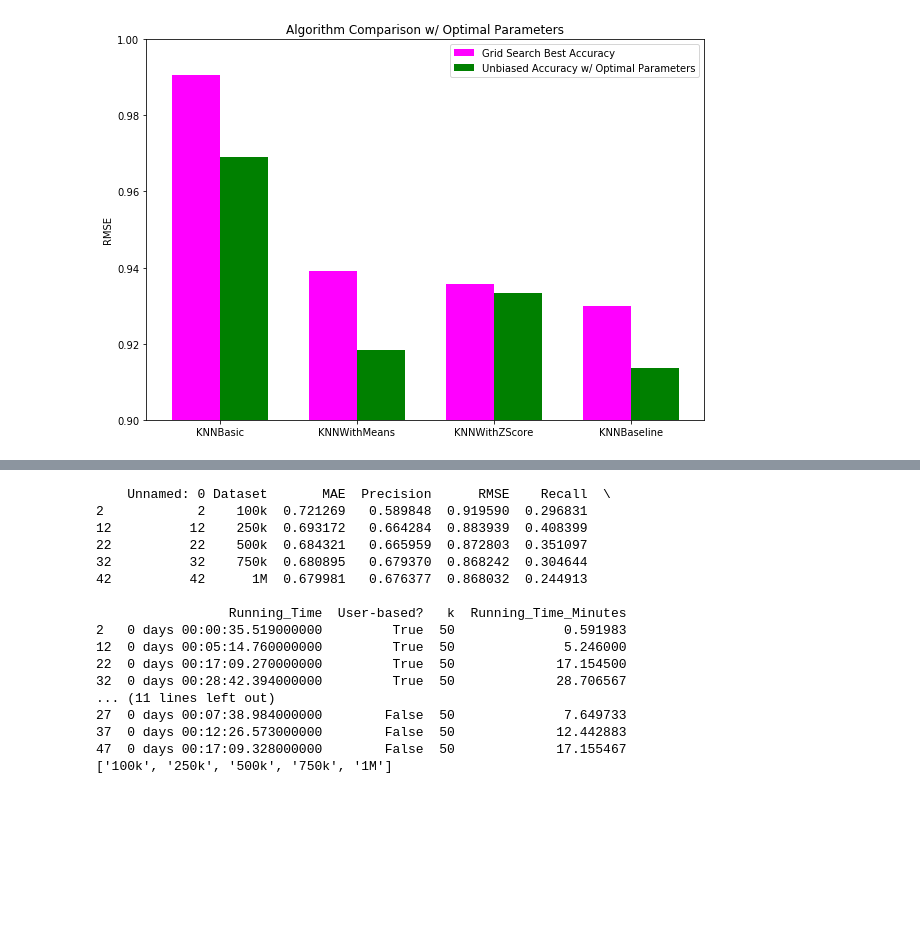
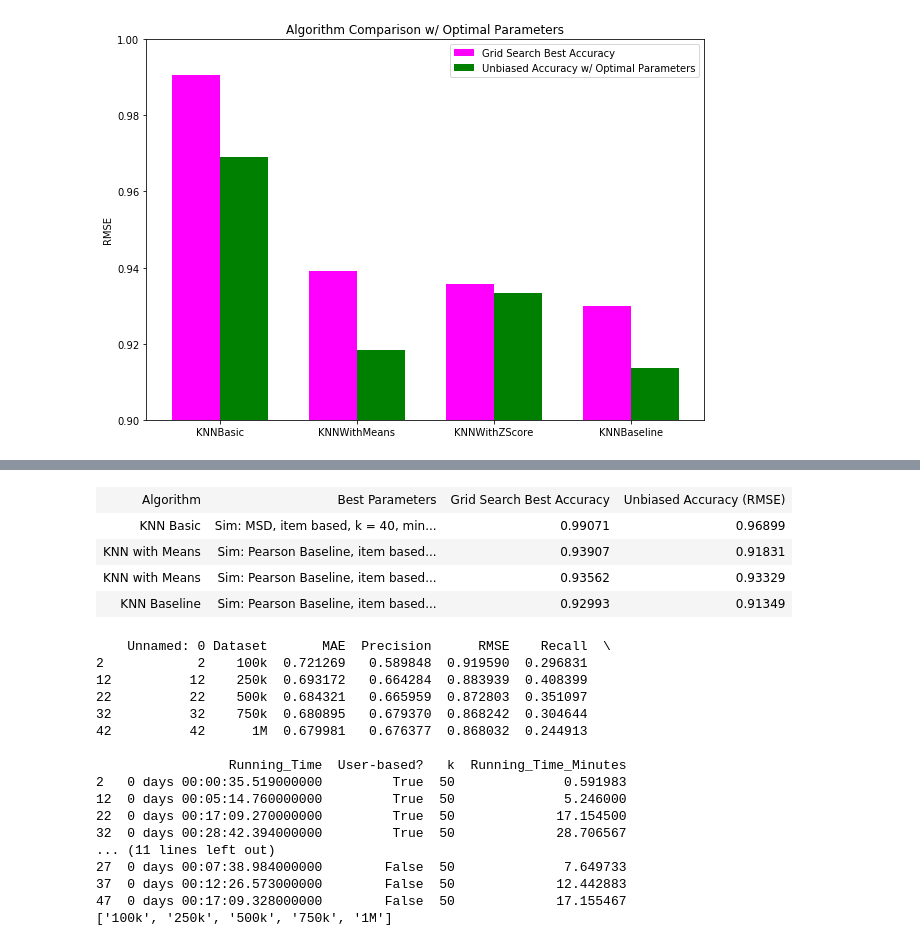
Before and after one commit to gmidhun95/recommender_system, a Jupyter notebook: project_part1/Report.ipynb, the cells around one changed output, grey strips where cells are left out. Saved outputs shown, nothing was run; the diff lists cells and outputs as text; code cells hidden in the pictures; blank space fills up the shorter version.

```diff
--- a/project_part1/Report.ipynb
+++ b/project_part1/Report.ipynb
@@ -250,3 +274,18 @@ plt.show()
+# %%
+import tabulate
+from IPython.display import HTML, display
+table = [["Algorithm", "Best Parameters", "Grid Search Best Accuracy", "Unbiased Accuracy (RMSE)"],
+    ["KNN Basic","Sim: MSD, item based, k = 40, min k = 5", 0.99071,0.96899],
+         ["KNN with Means","Sim: Pearson Baseline, item based, k = 50, min k = 5", 0.93907,0.91831],
+         ["KNN with Means","Sim: Pearson Baseline, item based, k = 50, min k = 5", 0.93562,0.93329],
+         ["KNN Baseline","Sim: Pearson Baseline, item based, k = 50, min k = 5", 0.92993,0.91349]]
+display(HTML(tabulate.tabulate(table, tablefmt='html')))
+# %% [output]
+| Algorithm | Best Parameters | Grid Search Best Accuracy | Unbiased Accuracy (RMSE) |
+| KNN Basic | Sim: MSD, item based, k = 40, min... | 0.99071 | 0.96899 |
+| KNN with Means | Sim: Pearson Baseline, item based... | 0.93907 | 0.91831 |
+| KNN with Means | Sim: Pearson Baseline, item based... | 0.93562 | 0.93329 |
+| KNN Baseline | Sim: Pearson Baseline, item based... | 0.92993 | 0.91349 |
 # %%
 df = pd.read_csv("100k_to_1M_Results.csv")
 user_based_df = df[(df["k"]==50) & (df["User-based?"]==True)]
```
Also changed, not shown: parts of 5 cells of this notebook.
